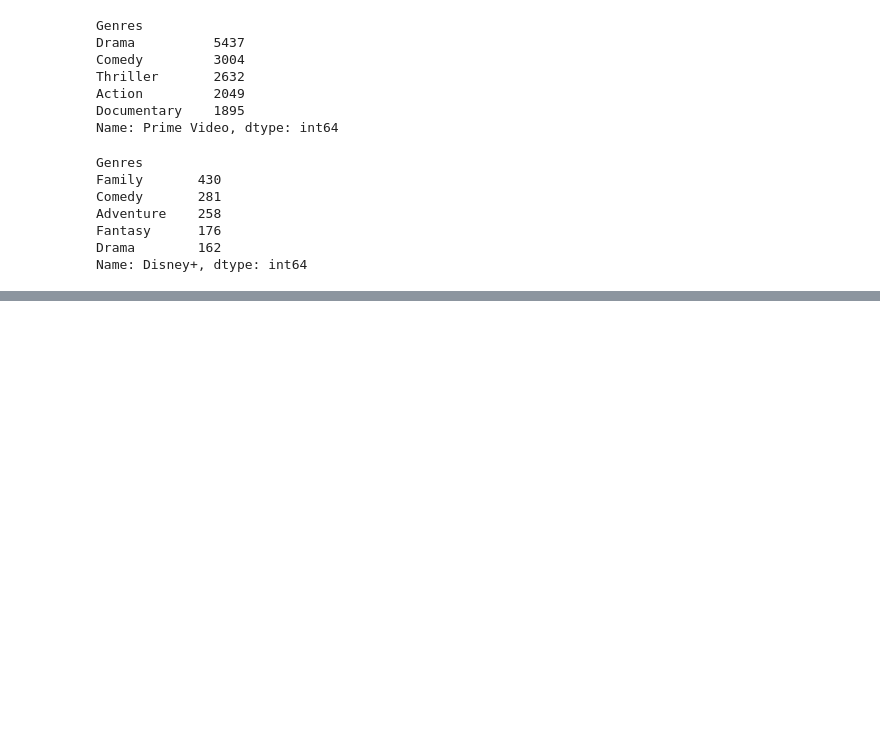
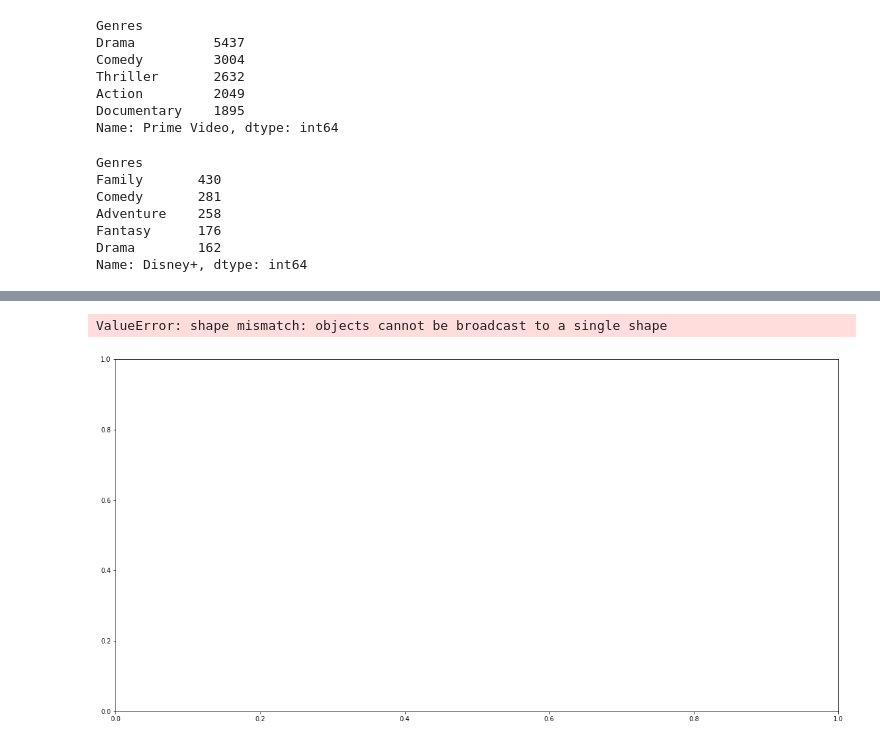
Before and after one commit to jtslater2/old_fashioned, a Jupyter notebook: Scripts/Genres Data.ipynb, the cells around one changed output, grey strips where cells are left out. Cells and saved outputs as stored; diff of their text form; code cells hidden in the pictures; blank space fills up the shorter version.

```diff
--- a/Scripts/Genres Data.ipynb
+++ b/Scripts/Genres Data.ipynb
@@ -167,0 +197,5 @@ Name: Disney+, dtype: int64
+# %%
+#top5 for all
+top8 = total[["Drama", "Comedy", "Thriller", "Action", "Romance", "Documentary", "Family", "Fantasy"]]
+
+top8
@@ -167,0 +213,12 @@ Name: Disney+, dtype: int64
+# %%
+x_axis = np.arange(len(top8))
+tick_locations = [value+1 for value in x_axis]
+plt.figure(figsize=(20,10))
+plt.bar(x_axis, total, color='b', alpha=1, align="edge")
+plt.xticks(tick_locations, ["Drama", "Comedy", "Thriller", "Action", "Romance", "Documentary", "Family", "Fantasy"])
+plt.title("Tumor Volume Per Drug")
+plt.xlabel("Drug Regimen")
+plt.ylabel("Tumor Volume")
+# %% [output]
+ValueError: shape mismatch: objects cannot be broadcast to a single shape
+[figure, added]
```
Also changed, not shown: parts of 3 cells of this notebook.
